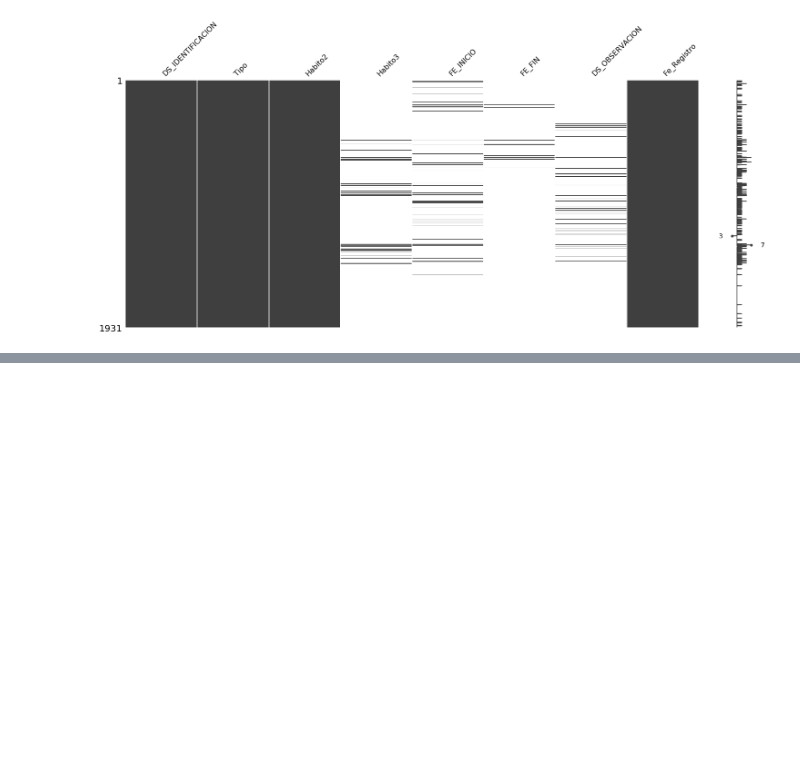
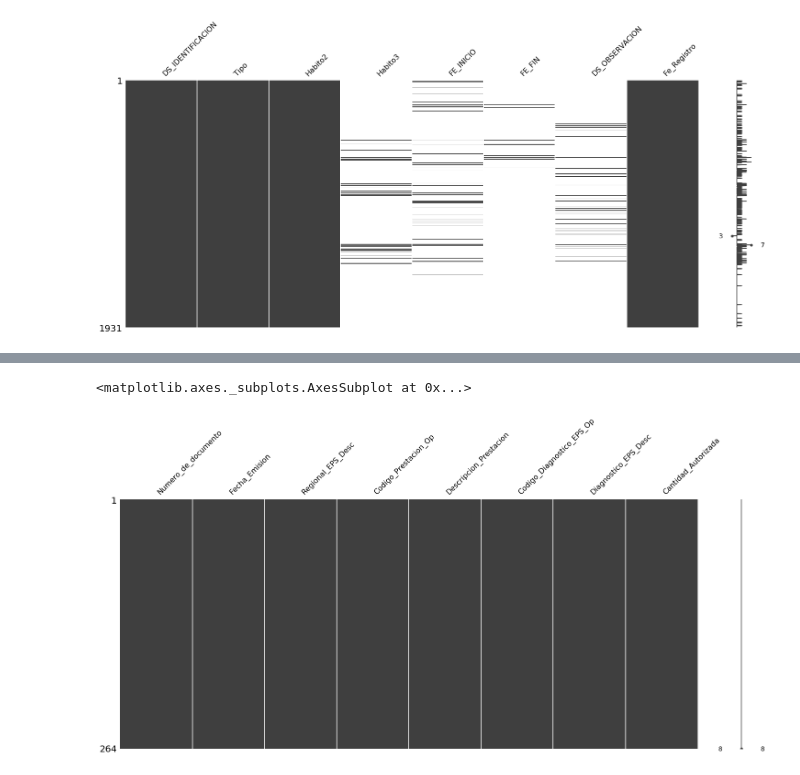
Before and after one commit to DS4A-T22/exploratory_data_analysis, a Jupyter notebook: EDA-01.ipynb, the cells around one changed output, grey strips where cells are left out. Cells and saved outputs as stored; diff of their text form; code cells hidden in the pictures; blank space fills up the shorter version.

```diff
--- a/EDA-01.ipynb
+++ b/EDA-01.ipynb
@@ -756,0 +943,5 @@ msno.matrix(habits)
+# %%
+msno.matrix(vaccines)
+# %% [output]
+<matplotlib.axes._subplots.AxesSubplot at 0x...>
+[figure, added]
```
Also changed, not shown: parts of 22 cells of this notebook.
